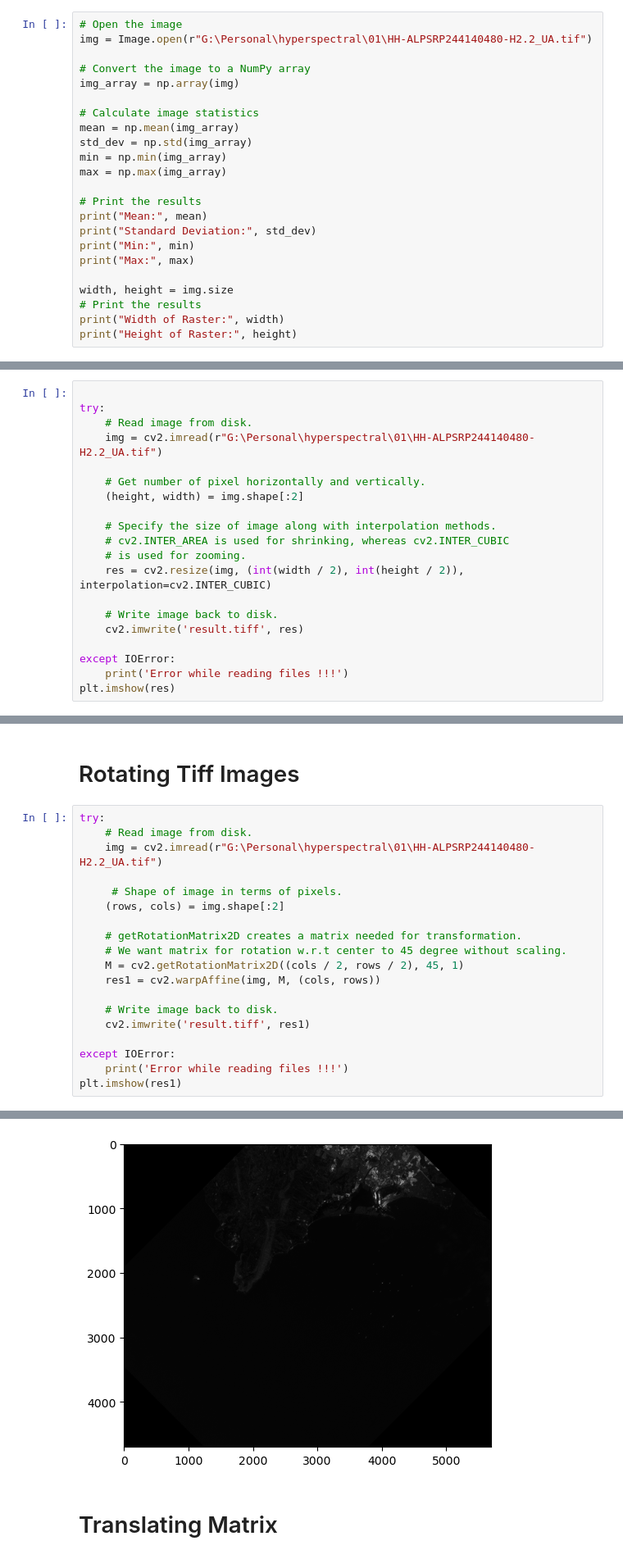
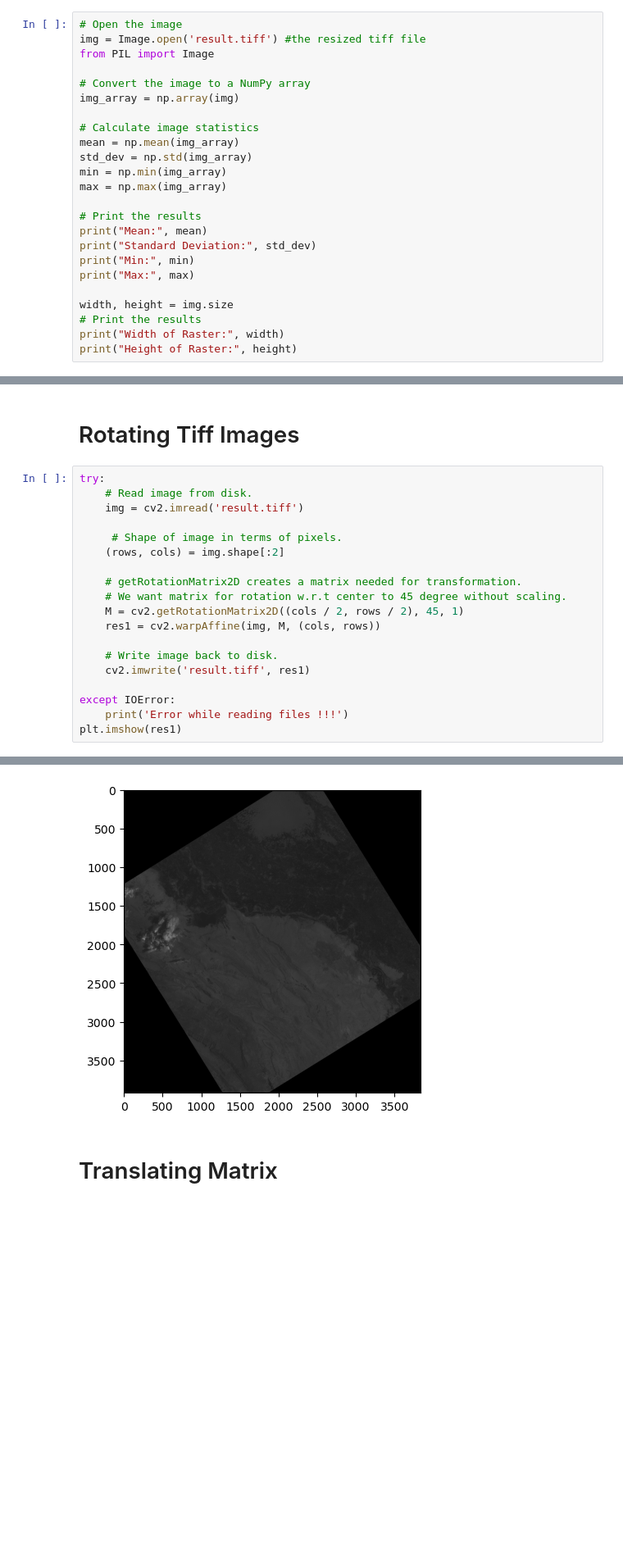
Before and after one commit to Mahnoor-14/Microwave_Hyperspectral_RemoteSensing_, a Jupyter notebook: Accessing & Processing Raster (01).ipynb, the cells around one changed output, grey strips where cells are left out. Shown at 82% size. Saved outputs shown, nothing was run; the diff lists cells and outputs as text; blank space fills up the shorter version.

```diff
--- a/Accessing & Processing Raster (01).ipynb
+++ b/Accessing & Processing Raster (01).ipynb
@@ -51,7 +84,8 @@ plt.imshow(img)
 # Creating Array and acquiring Statistics
 # %%
 # Open the image
-img = Image.open(r"G:\Personal\hyperspectral\01\HH-ALPSRP244140480-H2.2_UA.tif")
+img = Image.open('result.tiff') #the resized tiff file
+from PIL import Image
 
 # Convert the image to a NumPy array
 img_array = np.array(img)
@@ -84,20 +115,0 @@ Height of Raster: 4700
-# %%
-
-try:
-    # Read image from disk.
-    img = cv2.imread(r"G:\Personal\hyperspectral\01\HH-ALPSRP244140480-H2.2_UA.tif")
-
-    # Get number of pixel horizontally and vertically.
-    (height, width) = img.shape[:2]
-
-    # Specify the size of image along with interpolation methods.
-    # cv2.INTER_AREA is used for shrinking, whereas cv2.INTER_CUBIC
-    # is used for zooming.
-    res = cv2.resize(img, (int(width / 2), int(height / 2)), interpolation=cv2.INTER_CUBIC)
-
-    # Write image back to disk.
-    cv2.imwrite('result.tiff', res)
-
-except IOError:
-    print('Error while reading files !!!')
-plt.imshow(res)
@@ -109,25 +118,25 @@ plt.imshow(res)
 # %%
 try:
     # Read image from disk.
-    img = cv2.imread(r"G:\Personal\hyperspectral\01\HH-ALPSRP244140480-H2.2_UA.tif")
+    img = cv2.imread('result.tiff')
 
      # Shape of image in terms of pixels.
     (rows, cols) = img.shape[:2]
 
     # getRotationMatrix2D creates a matrix needed for transformation.
     # We want matrix for rotation w.r.t center to 45 degree without scaling.
     M = cv2.getRotationMatrix2D((cols / 2, rows / 2), 45, 1)
     res1 = cv2.warpAffine(img, M, (cols, rows))
 
     # Write image back to disk.
     cv2.imwrite('result.tiff', res1)
 
 except IOError:
     print('Error while reading files !!!')
 plt.imshow(res1)
 # %% [output]
 <matplotlib.image.AxesImage at 0x...>
-[figure, old version]
+[figure, new version]
 # %% [markdown]
 # Translating Matrix
 # %%
```
Also changed, not shown: parts of 13 cells of this notebook.
